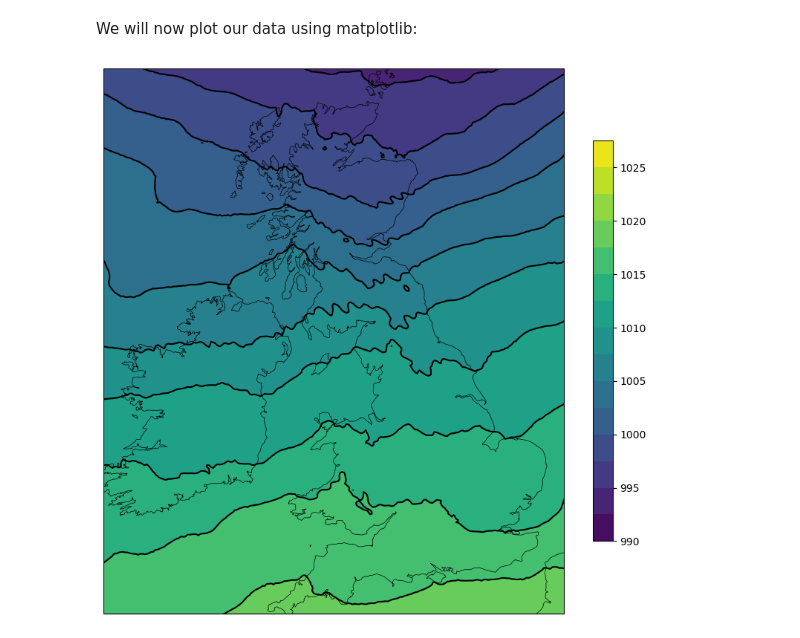
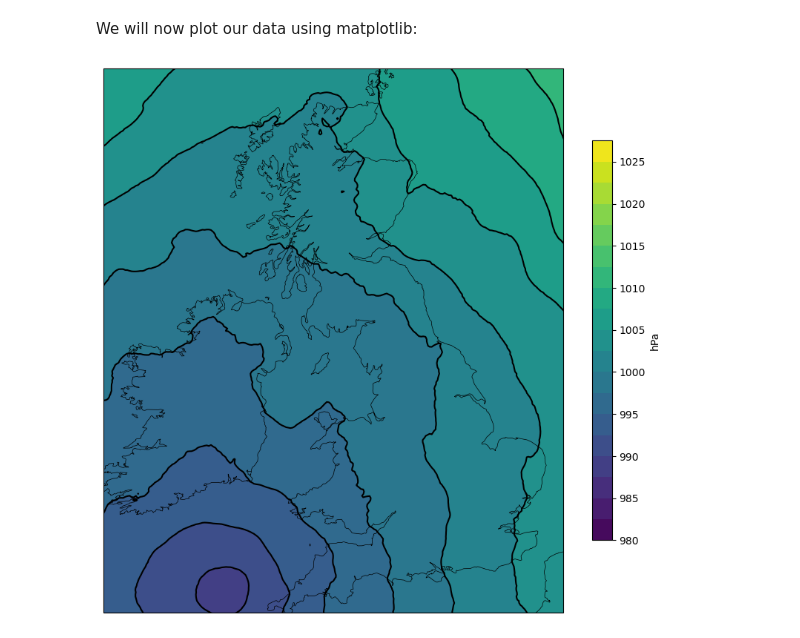
Before and after one commit to ncasuk/ammss-tutorial, a Jupyter notebook: WRF_map_projection.ipynb, the cells around one changed output. Saved outputs shown, nothing was run; the diff lists cells and outputs as text; code cells hidden in the pictures.

```diff
--- a/WRF_map_projection.ipynb
+++ b/WRF_map_projection.ipynb
@@ -32,8 +32,8 @@ Their generic format is:
 
 We then create a `netCDF4` `Dataset` object of this wrfout.
 # %%
-WRF_DIRECTORY = "/data/shared_data/model/2023101012/"
-WRF_FILE = WRF_DIRECTORY + "wrfout_d02_2023-10-10_13:00:00"
+WRF_DIRECTORY = "/data/shared_data/model/2024051412/"
+WRF_FILE = WRF_DIRECTORY + "wrfout_d02_2024-05-14_13:00:00"
 
 wrfout = xr.open_dataset(WRF_FILE)
 # %% [markdown]
@@ -219,33 +219,33 @@ fig = plt.figure(figsize=(10,10))
 ax = plt.axes(projection=cart_proj)
 
 # Add coastline features to axes object
 ax.coastlines(linewidth=0.5)
 
 # Add features to the map like contour lines
 # Set contour levels
-lvl = np.arange(990, 1030, 2.5) # Non-inclusive of end value (1030)
+lvl = np.arange(980, 1030, 2.5) # Non-inclusive of end value (1030)
 
 # Add contour lines
 plt.contour(lons,
             lats,
             slp,
             levels=lvl,
             colors='k',
             transform=crs.PlateCarree())
 
 # Add filled contour lines
 plt.contourf(lons,
              lats,
              slp,
              levels=lvl,
              transform=crs.PlateCarree(),
              cmap='viridis')
 
 # Add colorbar
-plt.colorbar(ax=ax, shrink=0.7)
+plt.colorbar(ax=ax, shrink=0.7, label='hPa')
 
 
 # Manually set extent of map projection
 ax.set_extent([-10, 2, 50, 59]) # Whole UK
 # %% [output]
-[figure, old version]
+[figure, new version]
```
Also changed, not shown: parts of 5 cells of this notebook, 1 other file.
